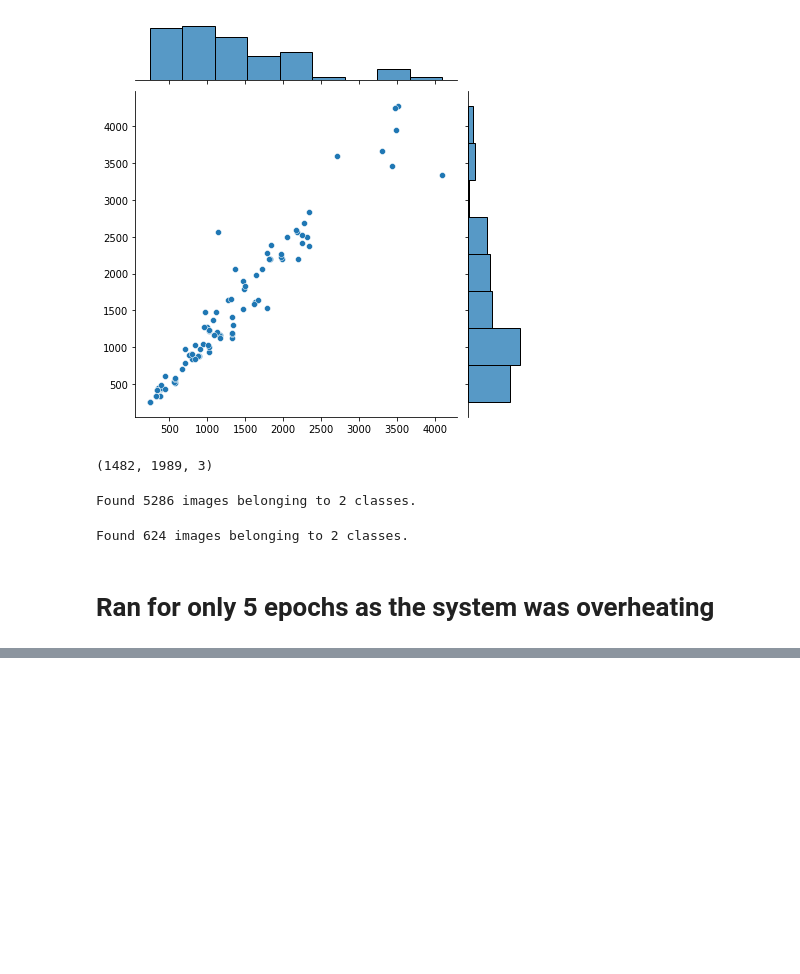
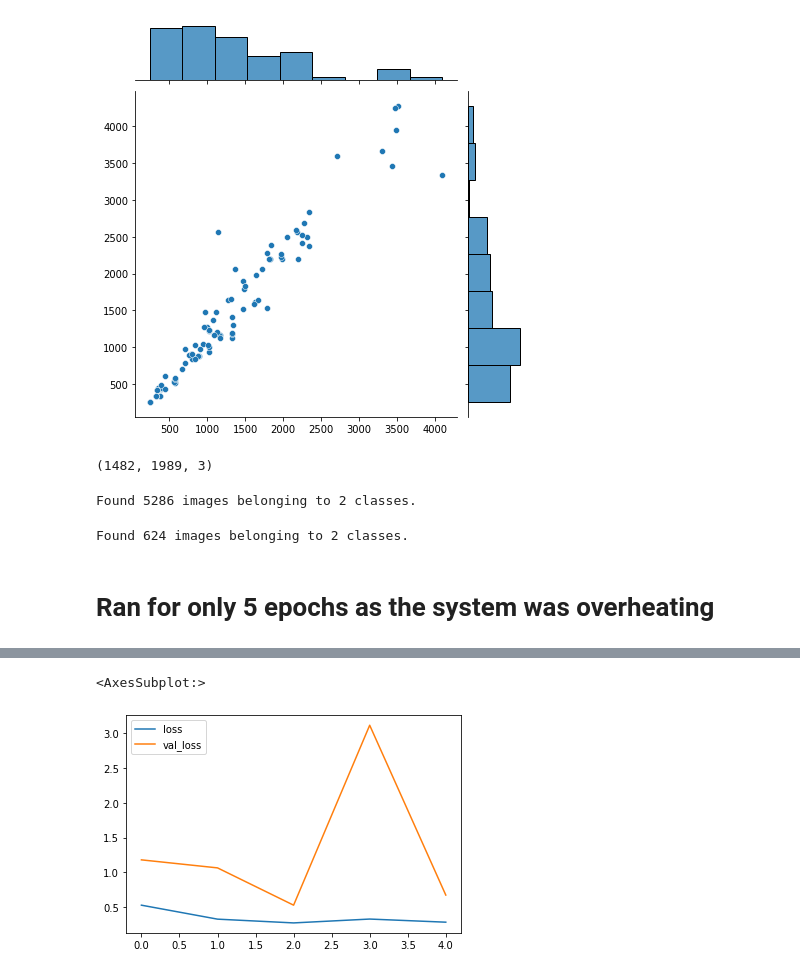
Before and after one commit to B2BDA/CNN_Keras, a Jupyter notebook: COVID-19 Chest X-Ray Detection.ipynb, the cells around one changed output, grey strips where cells are left out. Saved outputs shown, nothing was run; the diff lists cells and outputs as text; code cells hidden in the pictures; blank space fills up the shorter version.

```diff
--- a/COVID-19 Chest X-Ray Detection.ipynb
+++ b/COVID-19 Chest X-Ray Detection.ipynb
@@ -184,0 +194,5 @@ Epoch 5/5
+# %%
+history[['loss','val_loss']].plot()
+# %% [output]
+<AxesSubplot:>
+[figure, added]
```
Also changed, not shown: parts of 9 cells of this notebook.
